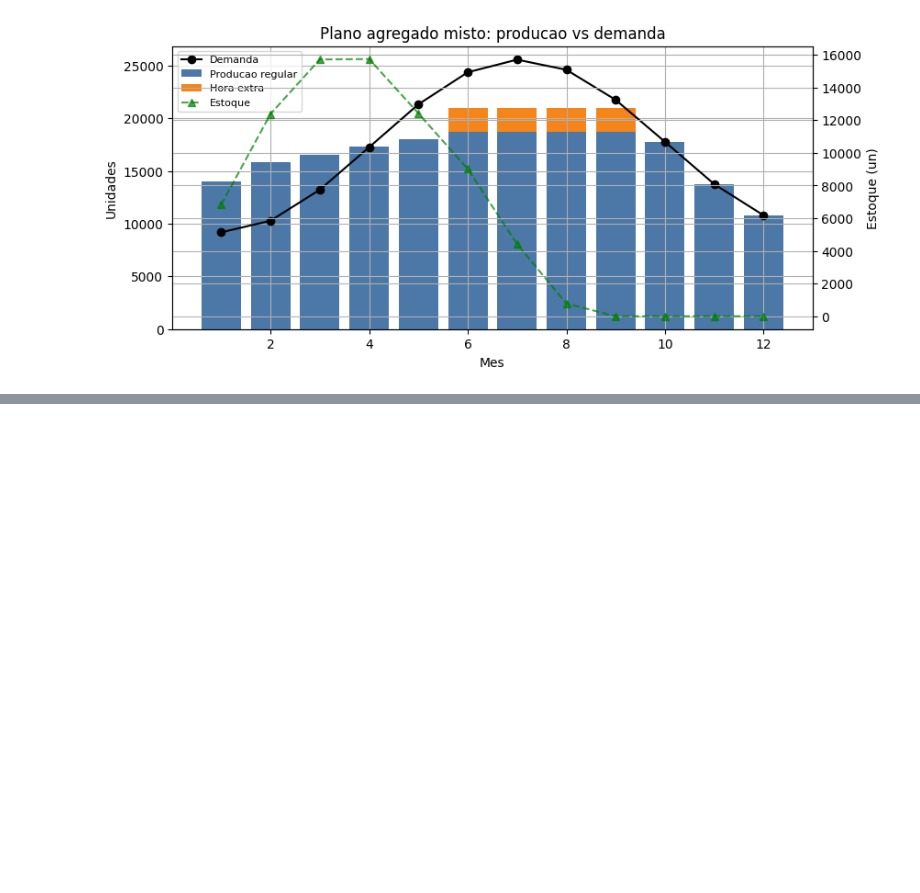
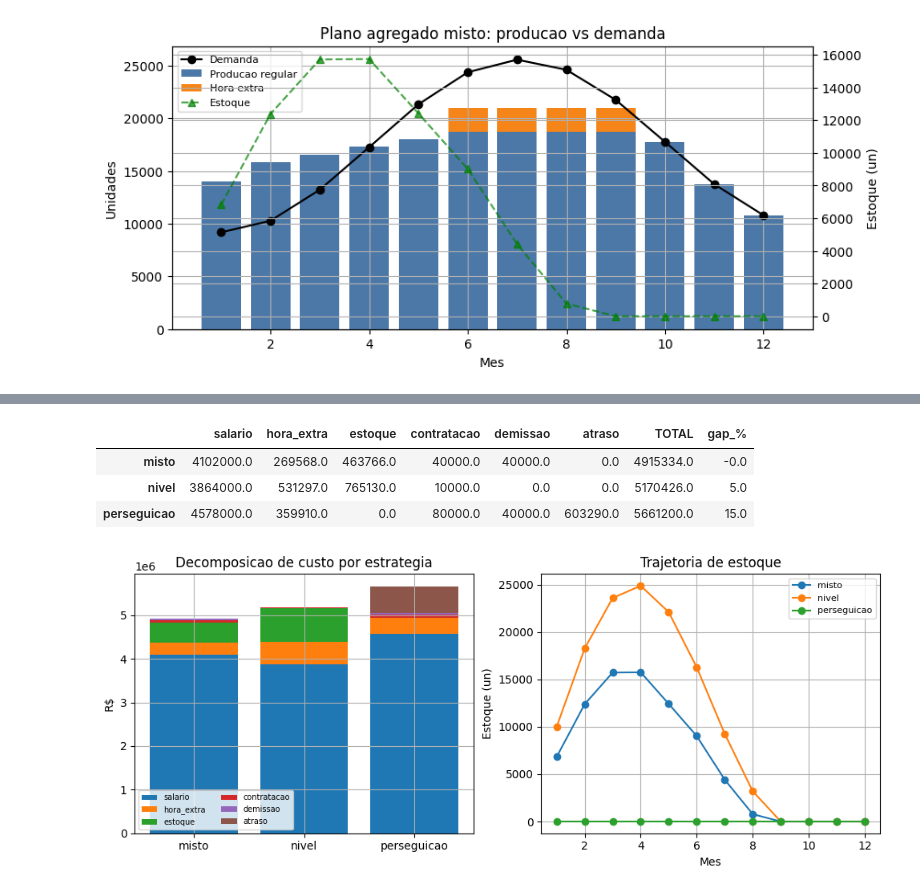
Before and after one commit to tiagondim-cpu/projeto-final-pcp, a Jupyter notebook: notebooks/projeto_pcp.ipynb, the cells around one changed output, grey strips where cells are left out. Drawn from its saved outputs; the diff is of its cells as text; code cells hidden in the pictures; blank space fills up the shorter version.

```diff
--- a/notebooks/projeto_pcp.ipynb
+++ b/notebooks/projeto_pcp.ipynb
@@ -311,0 +268,29 @@ DECISAO (preliminar): adotar o plano MISTO (R$ 4,915,334).
+# %%
+estr = {m: resolve_pap(D_esp, m) for m in ('misto', 'nivel', 'perseguicao')}
+dec = pd.DataFrame({m: r.custo for m, r in estr.items()}).T
+dec['TOTAL'] = dec.sum(axis=1)
+dec['gap_%'] = (dec['TOTAL'] / estr['misto'].custo_total - 1) * 100
+dec.round(0)
+# %% [output]
+|  | salario | hora_extra | estoque | contratacao | demissao | atraso | TOTAL | gap_% |
+| misto | 4102000.0 | 269568.0 | 463766.0 | 40000.0 | 40000.0 | 0.0 | 4915334.0 | -0.0 |
+| nivel | 3864000.0 | 531297.0 | 765130.0 | 10000.0 | 0.0 | 0.0 | 5170426.0 | 5.0 |
+| perseguicao | 4578000.0 | 359910.0 | 0.0 | 80000.0 | 40000.0 | 603290.0 | 5661200.0 | 15.0 |
+# %%
+cats = ['salario', 'hora_extra', 'estoque', 'contratacao', 'demissao', 'atraso']
+x = list(estr.keys())
+fig, (a1, a2) = plt.subplots(1, 2, figsize=(12, 4.2))
+bottom = np.zeros(len(x))
+for cat in cats:
+    vals = np.array([estr[m].custo[cat] for m in x])
+    a1.bar(x, vals, bottom=bottom, label=cat)
+    bottom += vals
+a1.set(ylabel='R$', title='Decomposicao de custo por estrategia')
+a1.legend(fontsize=7, ncol=2)
+for m, r in estr.items():
+    a2.plot(meses, r.plano['I'], marker='o', label=m)
+a2.set(xlabel='Mes', ylabel='Estoque (un)', title='Trajetoria de estoque')
+a2.legend(fontsize=8)
+plt.show()
+# %% [output]
+[figure, added]
```
Also changed, not shown: parts of 26 cells of this notebook, 2 other files.
